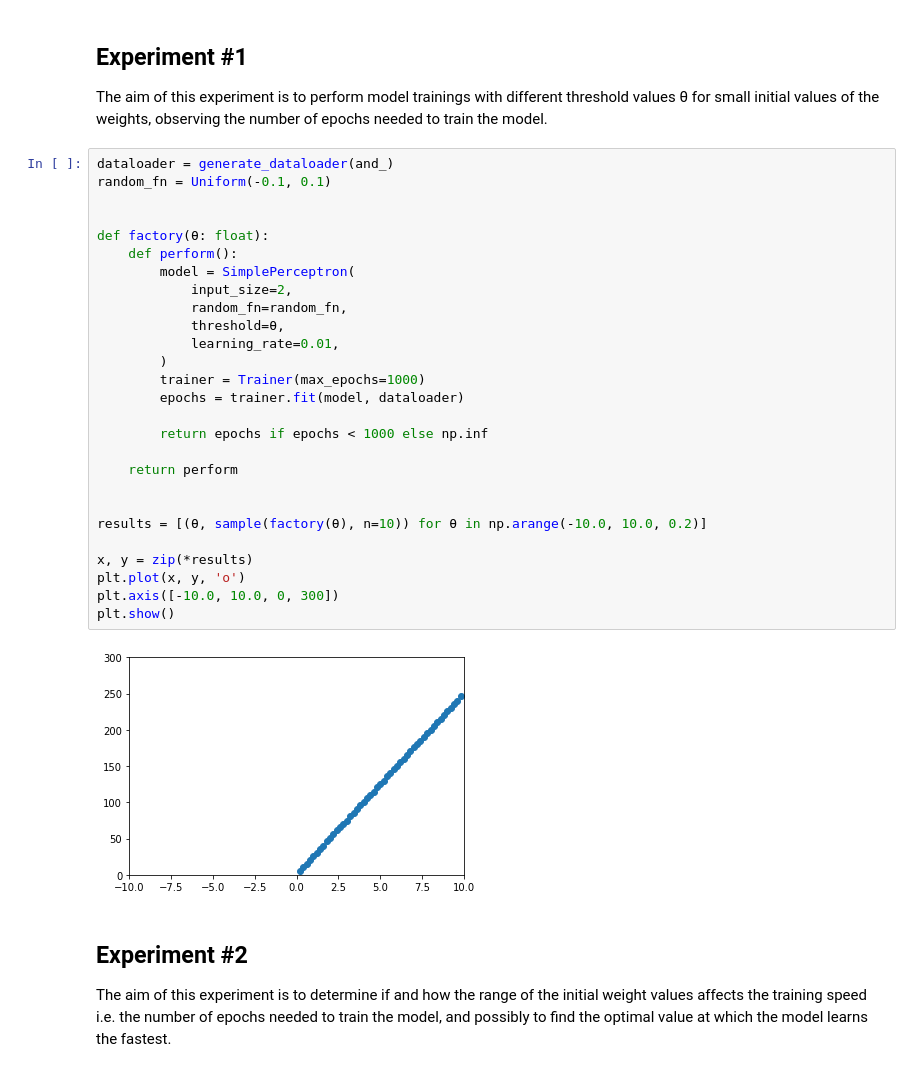
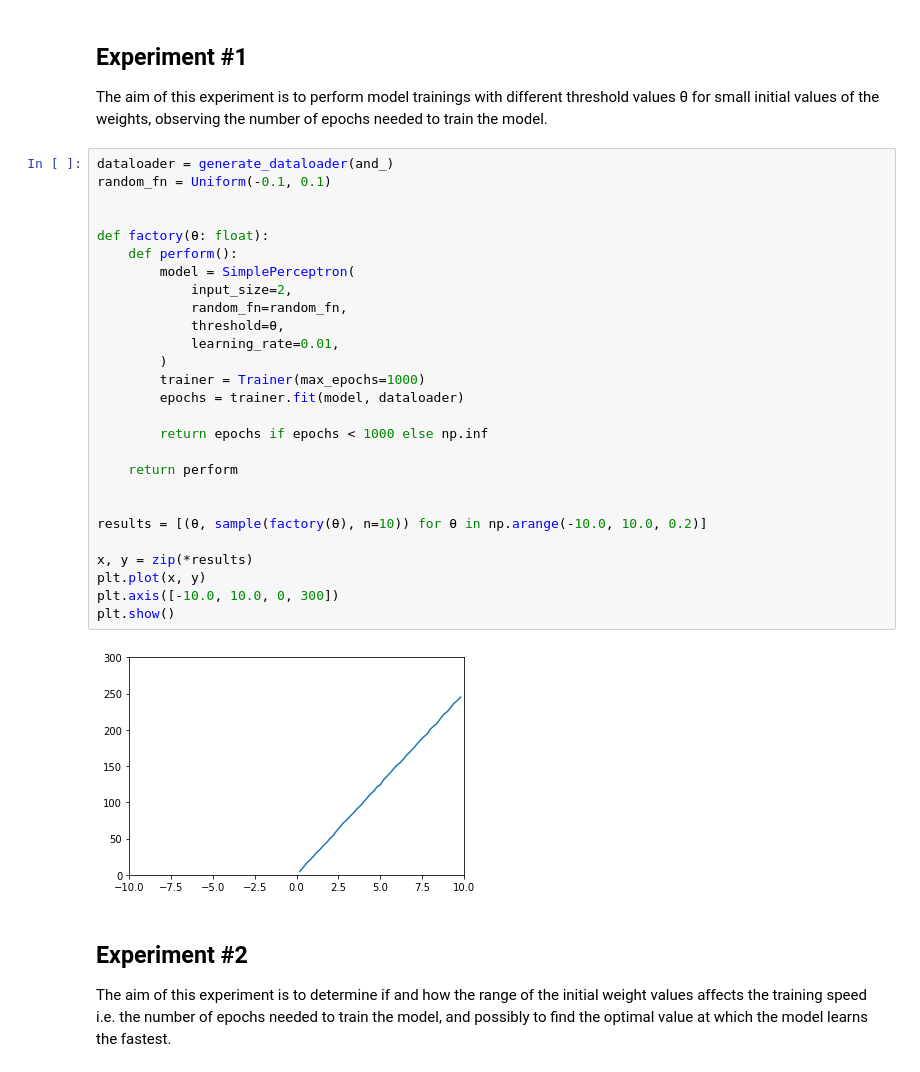
Before and after one commit to karolbelina/sn, a Jupyter notebook: notebooks/assg1.ipynb, the cells around one changed output. Drawn from its saved outputs; the diff is of its cells as text.

```diff
--- a/notebooks/assg1.ipynb
+++ b/notebooks/assg1.ipynb
@@ -44,32 +44,32 @@ The aim of this experiment is to perform model trainings with different threshol
 # %%
 dataloader = generate_dataloader(and_)
 random_fn = Uniform(-0.1, 0.1)
 
 
 def factory(θ: float):
     def perform():
         model = SimplePerceptron(
             input_size=2,
             random_fn=random_fn,
             threshold=θ,
             learning_rate=0.01,
         )
         trainer = Trainer(max_epochs=1000)
         epochs = trainer.fit(model, dataloader)
 
         return epochs if epochs < 1000 else np.inf
 
     return perform
 
 
 results = [(θ, sample(factory(θ), n=10)) for θ in np.arange(-10.0, 10.0, 0.2)]
 
 x, y = zip(*results)
-plt.plot(x, y, 'o')
+plt.plot(x, y)
 plt.axis([-10.0, 10.0, 0, 300])
 plt.show()
 # %% [output]
-[figure, old version]
+[figure, new version]
 # %% [markdown]
 ## Experiment #2
 
```
Also changed, not shown: parts of 10 cells of this notebook, 2 other files.
